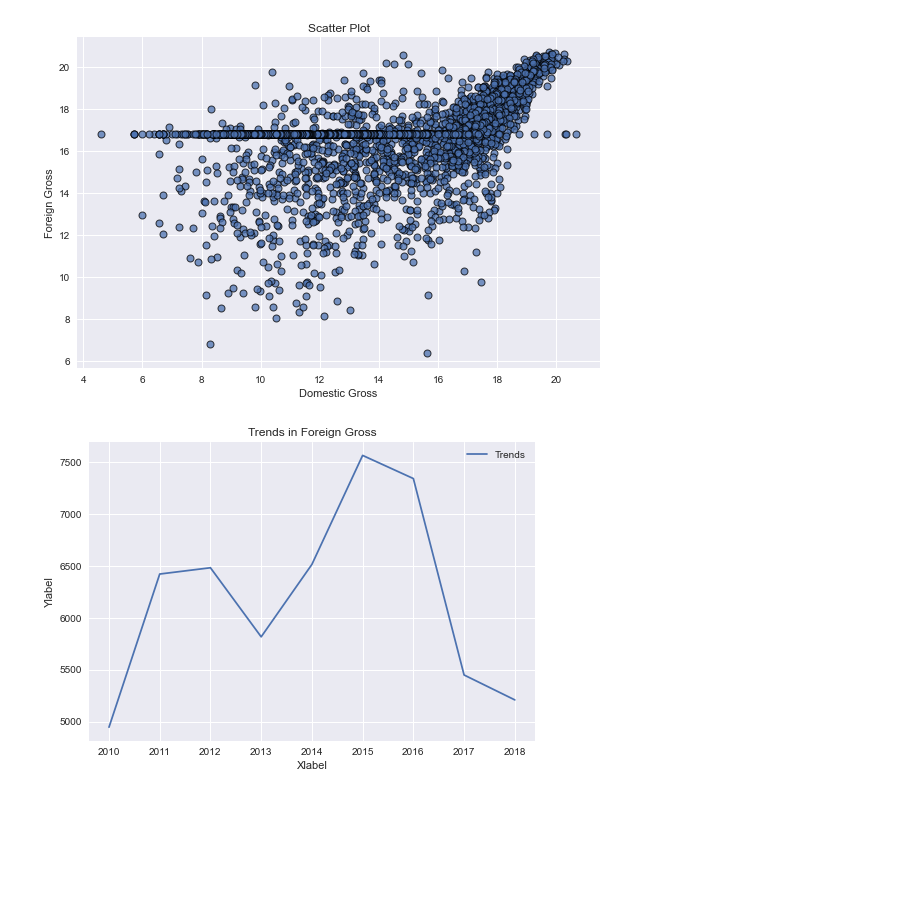
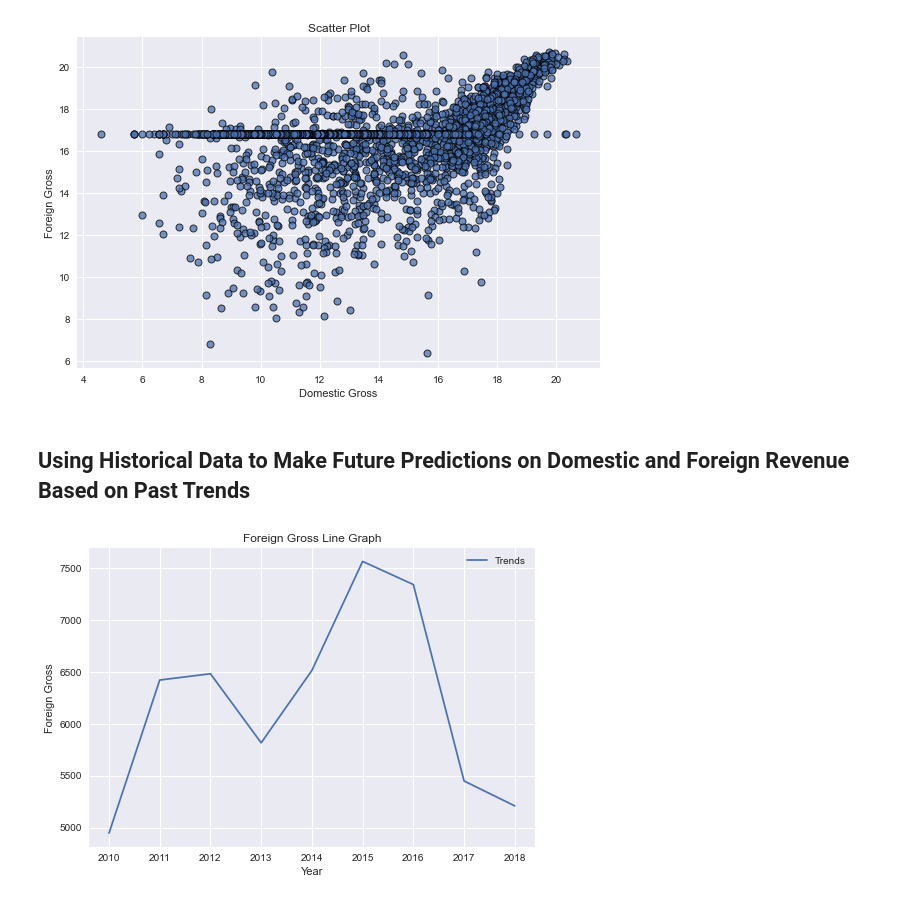
Before and after one commit to atienosonia/dsc-project-a, a Jupyter notebook: student.ipynb, the cells around one changed output. Saved outputs shown, nothing was run; the diff lists cells and outputs as text; code cells hidden in the pictures; blank space fills up the shorter version.

```diff
--- a/student.ipynb
+++ b/student.ipynb
@@ -151,3 +164,9 @@ df.set_index('title')
 | The Swan | Synergetic | 2400.0 | 19550000.0 | 2018 | 7.783224 | 16.788486 |
 | An Actor Prepares | Grav. | 1700.0 | 19550000.0 | 2018 | 7.438384 | 16.788486 |
 3359 rows × 6 columns
+# %%
+#dropping column domestic_gross and foreign_gross
+df = df.drop(["domestic_gross", "foreign_gross"], axis = 1)
+# %%
+#renaming our columns to an acceptable convention
+df = df.rename(columns={'Log_of_domestic_gross': 'domestic_gross', 'Log_of_foreign_gross' : 'foreign_gross'})
@@ -153,0 +182,2 @@ df.set_index('title')
+# %%
+df.set_index('title')
@@ -176,12 +221,14 @@ plt.tight_layout()
+# %% [markdown]
+## Using Historical Data to Make Future Predictions on Domestic and Foreign Revenue Based on Past Trends
 # %%
 #studying trends of the data set using a line graph
 # %%
-lineplot = sns.lineplot(data=df, x='year', y='Log_of_foreign_gross', ci=None, estimator=sum)
+lineplot = sns.lineplot(data=df, x='year', y='foreign_gross', ci=None, estimator=sum)
 
-lineplot.set(xlabel = 'Xlabel')
-lineplot.set(ylabel = 'Ylabel')
-lineplot.set(title = 'Trends in Foreign Gross')
+lineplot.set(xlabel = 'Year')
+lineplot.set(ylabel = 'Foreign Gross')
+lineplot.set(title = 'Foreign Gross Line Graph')
 plt.legend(['Trends']);
 # %% [output]
-[figure, old version]
+[figure, new version]
 # %%
```
Also changed, not shown: parts of 26 cells of this notebook.
